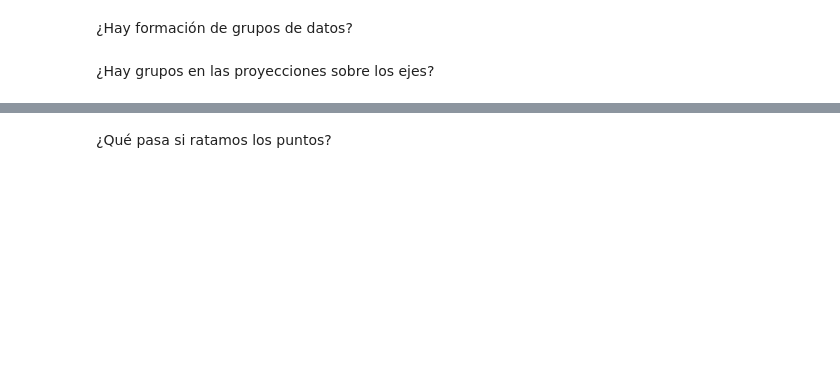
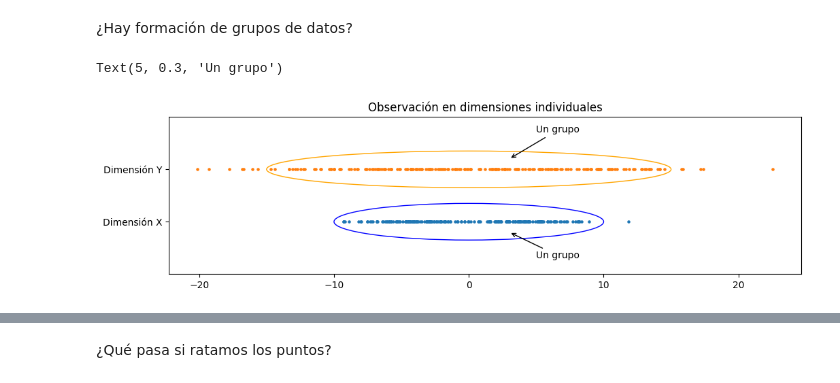
Before and after one commit to javieriserte/qualitative-data-course, a Jupyter notebook: classes/C02.5.Reduccion.ipynb, the cells around one changed output, grey strips where cells are left out. Cells and saved outputs as stored; diff of their text form; code cells hidden in the pictures; blank space fills up the shorter version.

```diff
--- a/classes/C02.5.Reduccion.ipynb
+++ b/classes/C02.5.Reduccion.ipynb
@@ -41,4 +171,2 @@ plt.scatter(data.X, data.Y)
 # %% [markdown]
 ¿Hay formación de grupos de datos?
-# %% [markdown]
-¿Hay grupos en las proyecciones sobre los ejes?
@@ -56,0 +173,27 @@ plt.yticks([1, 2], labels = ["X", "Y"])
+# %%
+from matplotlib.patches import Circle, Ellipse
+
+
+fig, axes = plt.subplots(1,1, figsize=(12, 3))
+axes.scatter(
+    x = data.X,
+    y = [1] * len(data.X),
+    s=5
+)
+axes.scatter(
+    x = data.Y,
+    y = [2] * len(data.Y),
+    s=5
+)
+
+axes.set_ylim(0,3)
+axes.set_yticks([1, 2], labels = ["Dimensión X", "Dimensión Y"])
+axes.set_title("Observación en dimensiones individuales")
+
+axes.add_patch( Ellipse((0, 2), width = 30, height = 0.7, fill=False, linewidth=1, color='orange' ) )
+axes.add_patch( Ellipse((0, 1), width = 20, height = 0.7, fill=False, linewidth=1, color='blue' ) )
+axes.annotate( "Un grupo", (3, 2.2), (5, 2.7), arrowprops={ "arrowstyle" : "->"})
+axes.annotate( "Un grupo", (3, 0.8), (5, 0.3), arrowprops={ "arrowstyle" : "->"})
+# %% [output]
+Text(5, 0.3, 'Un grupo')
+[figure, added]
```
Also changed, not shown: parts of 36 cells of this notebook, 7 other files.
